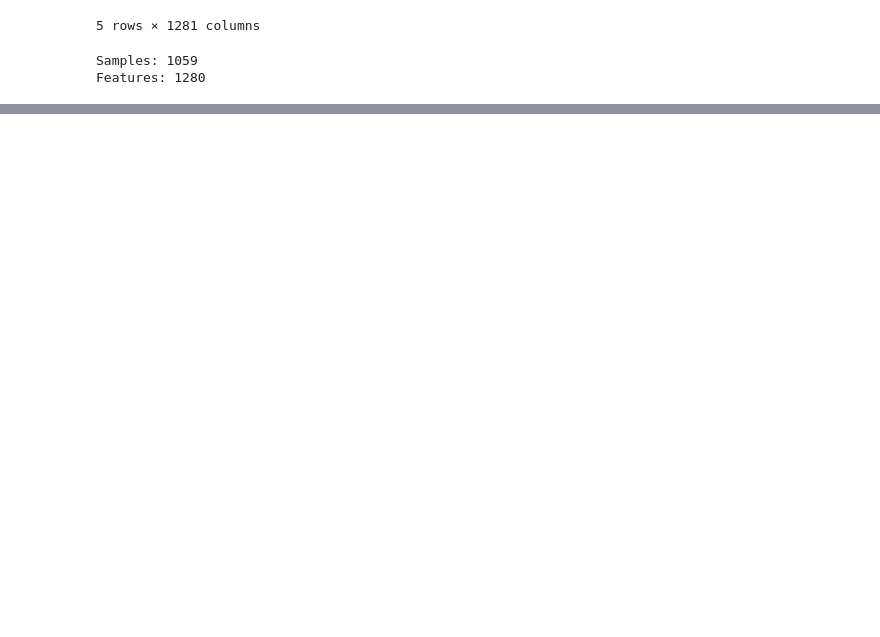
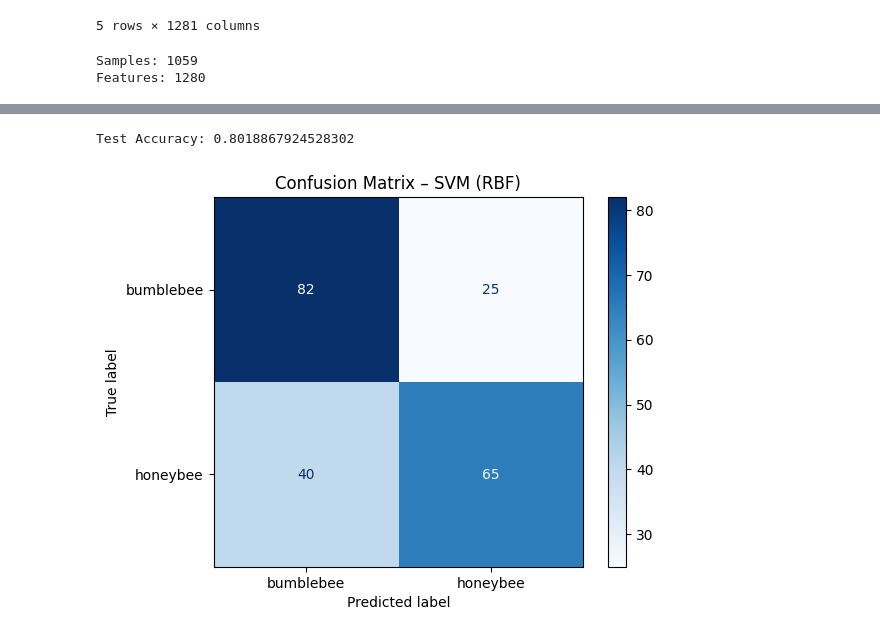
Before and after one commit to mireillemaher/honeybee-detect-ML-, a Jupyter notebook: notebooks/training2.ipynb, the cells around one changed output, grey strips where cells are left out. Drawn from its saved outputs; the diff is of its cells as text; code cells hidden in the pictures; blank space fills up the shorter version.

```diff
--- a/notebooks/training2.ipynb
+++ b/notebooks/training2.ipynb
@@ -235,0 +240,29 @@ weighted avg       0.66      0.66      0.66       331
+# %%
+#SVM CLASSIFIER
+param_grid = {
+    "C": [0.1, 1, 10, 50],
+    "gamma": ["scale", 0.01, 0.001]
+}
+
+svm = SVC(kernel="rbf")
+
+grid = GridSearchCV(
+    svm,
+    param_grid,
+    cv=5,
+    scoring="accuracy",
+    n_jobs=-1,
+    verbose=2
+)
+
+grid.fit(X_train_pca, y_train)
+
+print("Best parameters:", grid.best_params_)
+print("Best CV accuracy:", grid.best_score_)
+print("SVM Accuracy:", accuracy_score(y_test, y_pred))
+print(classification_report(y_test, y_pred))
+
+results.append({
+    "Model": "SVM (RBF)",
+    "Accuracy": accuracy_score(y_test, y_pred)
+})
@@ -236,3 +282,19 @@ weighted avg       0.66      0.66      0.66       331
+# %%
+best_svm = grid.best_estimator_
+
+y_pred = best_svm.predict(X_test_pca)
+print("Test Accuracy:", accuracy_score(y_test, y_pred))
+# %% [output]
+Test Accuracy: 0.8018867924528302
+# %%
+cm = confusion_matrix(y_test, y_pred)
+disp = ConfusionMatrixDisplay(cm, display_labels=class_names)
+
+disp.plot(cmap="Blues")
+plt.title("Confusion Matrix – SVM (RBF)")
+plt.show()
+# %% [output]
+[figure, added]
 # %%
 #XGBOOST CLASSIFIER
 
```
Also changed, not shown: parts of 28 cells of this notebook, 1 other file.
